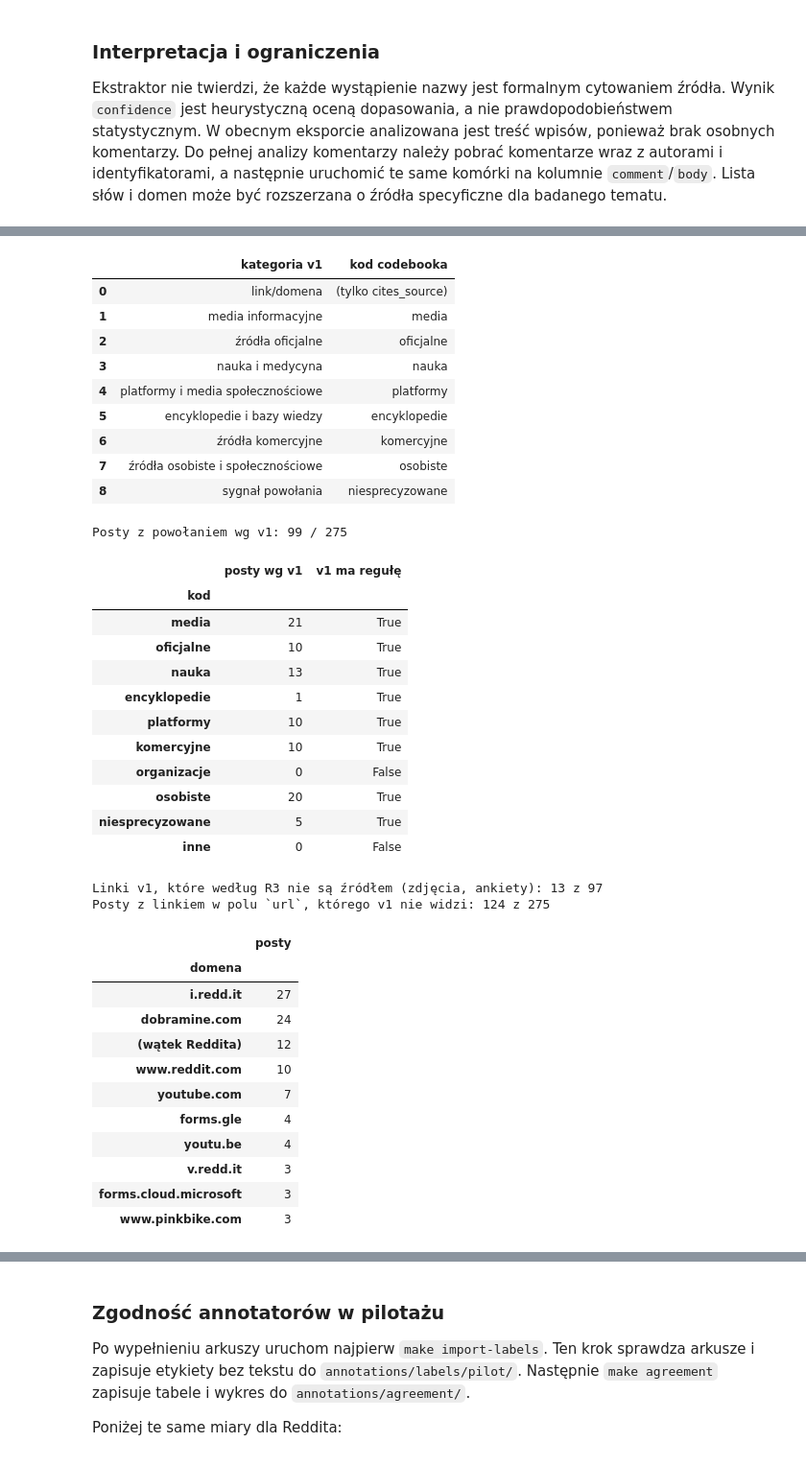
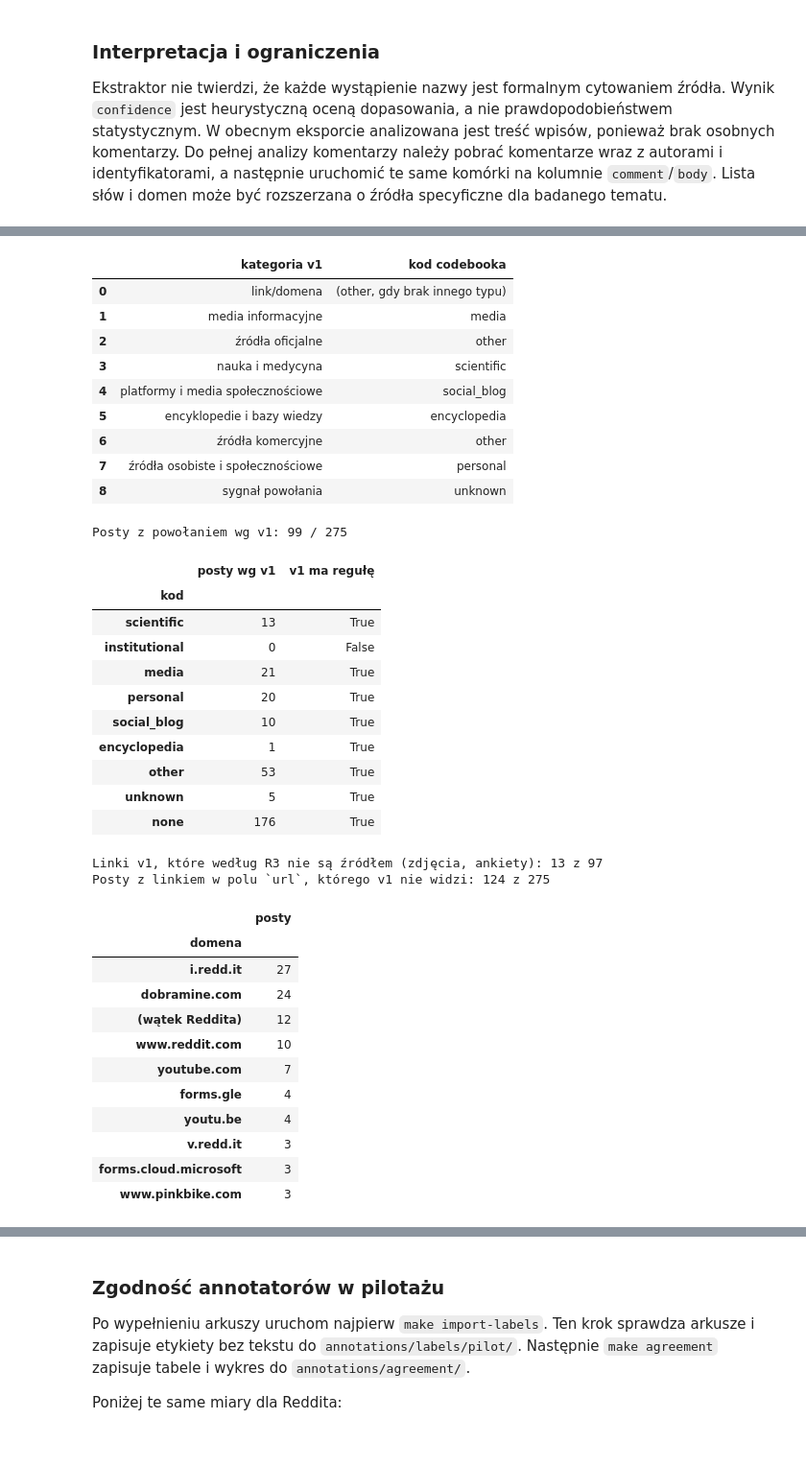
Before and after one commit to igor-sosnowicz/digital-media-analysis, a Jupyter notebook: notebooks/Reditt_EDA.ipynb, the cells around one changed output, grey strips where cells are left out. Shown at 96% size. Drawn from its saved outputs; the diff is of its cells as text; code cells hidden in the pictures.

```diff
--- a/notebooks/Reditt_EDA.ipynb
+++ b/notebooks/Reditt_EDA.ipynb
@@ -440,10 +440,11 @@ Kategorie v1 są mapowane na kody codebooka, a wzmianki zwijane do etykiet na po
 
 Dwie rozbieżności z codebookiem widać bez annotacji. v1 liczy jako źródło każdy link, także zdjęcia i formularze ankiet (reguła R3). Nie widzi też linku w polu `url`, który według codebooka należy do jednostki analizy.
 # %%
-from digital_media_analysis.instruments.labels import to_document_labels
+from digital_media_analysis.codebook import NO_SOURCE
+from digital_media_analysis.instruments.labels import UNTYPED_SOURCE, to_document_labels
 
 display(pd.DataFrame(
-    {"kategoria v1": category, "kod codebooka": code or "(tylko cites_source)"}
+    {"kategoria v1": category, "kod codebooka": code or f"({UNTYPED_SOURCE}, gdy brak innego typu)"}
     for category, code in rules_v1.REDDIT_CATEGORY_MAP.items()
 ))
 
@@ -455,56 +456,55 @@ v1_labels = to_document_labels(
     category_map=rules_v1.REDDIT_CATEGORY_MAP,
     non_citation=rules_v1.REDDIT_NON_CITATION,
 )
-detectable = set(rules_v1.REDDIT_CATEGORY_MAP.values())
+detectable = set(rules_v1.REDDIT_CATEGORY_MAP.values()) | {UNTYPED_SOURCE, NO_SOURCE}
 coverage = (
     v1_labels["source_types"].str.split(";").explode()
     .loc[lambda codes: codes.ne("")]
     .value_counts()
     .reindex(codebook.category_codes, fill_value=0)
     .rename_axis("kod")
     .to_frame("posty wg v1")
 )
 coverage["v1 ma regułę"] = coverage.index.isin(detectable)
 print(f"Posty z powołaniem wg v1: {v1_labels['cites_source'].sum()} / {len(v1_labels)}")
 display(coverage)
 
 non_source_hosts = ["i.redd.it", "preview.redd.it", "v.redd.it", "imgur.com", "forms.gle", "forms.cloud.microsoft", "docs.google.com"]
 links_v1 = references_df[references_df["category"].eq("link/domena")]
 print(f"Linki v1, które według R3 nie są źródłem (zdjęcia, ankiety): {links_v1['reference'].isin(non_source_hosts).sum()} z {len(links_v1)}")
 
 url = df["url"].fillna("")
 own_thread = pd.Series([f"/comments/{post_id}/" in link for post_id, link in zip(df["id"], url)], index=df.index)
 url_outside_text = pd.Series([link not in text for link, text in zip(url, df["text"])], index=df.index)
 unseen_links = url.ne("") & ~own_thread & url_outside_text
 print(f"Posty z linkiem w polu `url`, którego v1 nie widzi: {unseen_links.sum()} z {len(df)}")
 display(
     url[unseen_links].str.replace(r"^https?://", "", regex=True).str.split("/").str[0]
     .replace("", "(wątek Reddita)").value_counts().head(10).rename_axis("domena").to_frame("posty")
 )
 # %% [output]
 |  | kategoria v1 | kod codebooka |
-| 0 | link/domena | (tylko cites_source) |
+| 0 | link/domena | (other, gdy brak innego typu) |
 | 1 | media informacyjne | media |
-| 2 | źródła oficjalne | oficjalne |
-| 3 | nauka i medycyna | nauka |
-| 4 | platformy i media społecznościowe | platformy |
-| 5 | encyklopedie i bazy wiedzy | encyklopedie |
-| 6 | źródła komercyjne | komercyjne |
-| 7 | źródła osobiste i społecznościowe | osobiste |
-| 8 | sygnał powołania | niesprecyzowane |
+| 2 | źródła oficjalne | other |
+| 3 | nauka i medycyna | scientific |
+| 4 | platformy i media społecznościowe | social_blog |
+| 5 | encyklopedie i bazy wiedzy | encyclopedia |
+| 6 | źródła komercyjne | other |
+| 7 | źródła osobiste i społecznościowe | personal |
+| 8 | sygnał powołania | unknown |
 Posty z powołaniem wg v1: 99 / 275
 |  | posty wg v1 | v1 ma regułę |
 | kod |  |  |
+| scientific | 13 | True |
+| institutional | 0 | False |
 | media | 21 | True |
-| oficjalne | 10 | True |
-| nauka | 13 | True |
-| encyklopedie | 1 | True |
-| platformy | 10 | True |
-| komercyjne | 10 | True |
-| organizacje | 0 | False |
-| osobiste | 20 | True |
-| niesprecyzowane | 5 | True |
-| inne | 0 | False |
+| personal | 20 | True |
+| social_blog | 10 | True |
+| encyclopedia | 1 | True |
+| other | 53 | True |
+| unknown | 5 | True |
+| none | 176 | True |
 Linki v1, które według R3 nie są źródłem (zdjęcia, ankiety): 13 z 97
 Posty z linkiem w polu `url`, którego v1 nie widzi: 124 z 275
 |  | posty |
```
Also changed, not shown: parts of 6 cells of this notebook, 32 other files.
